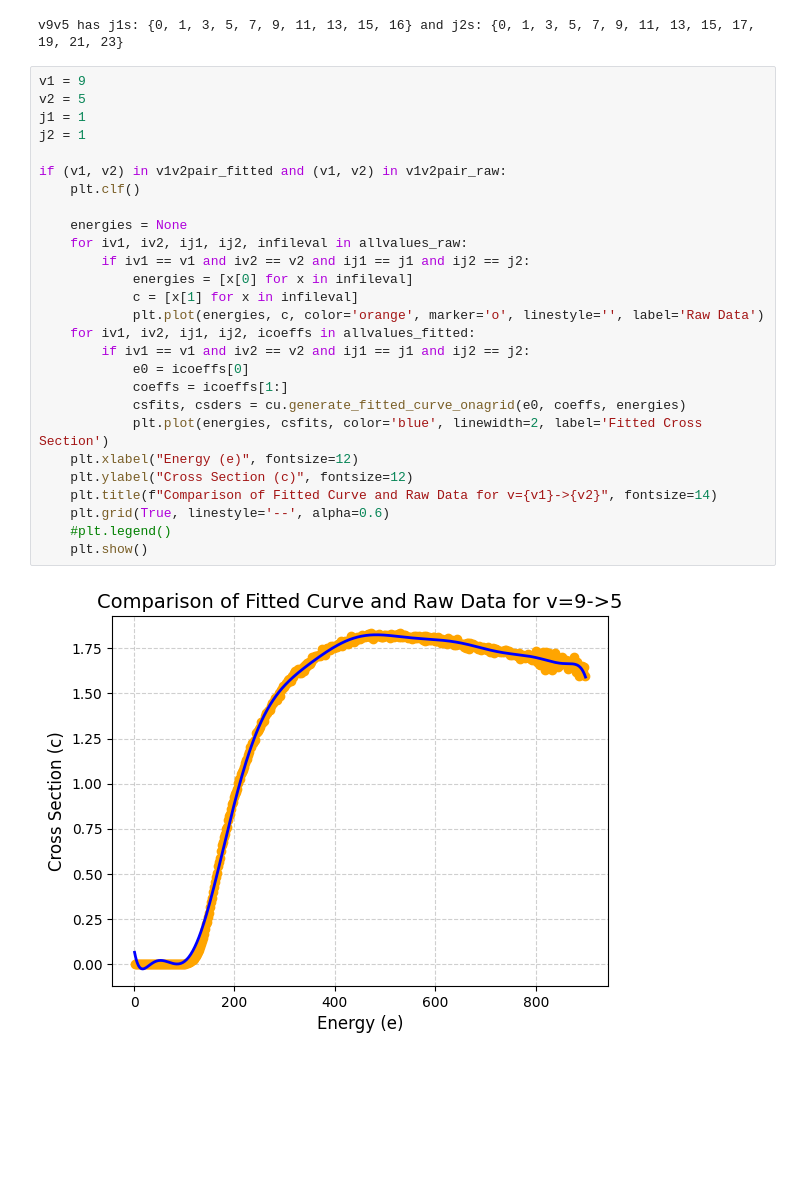
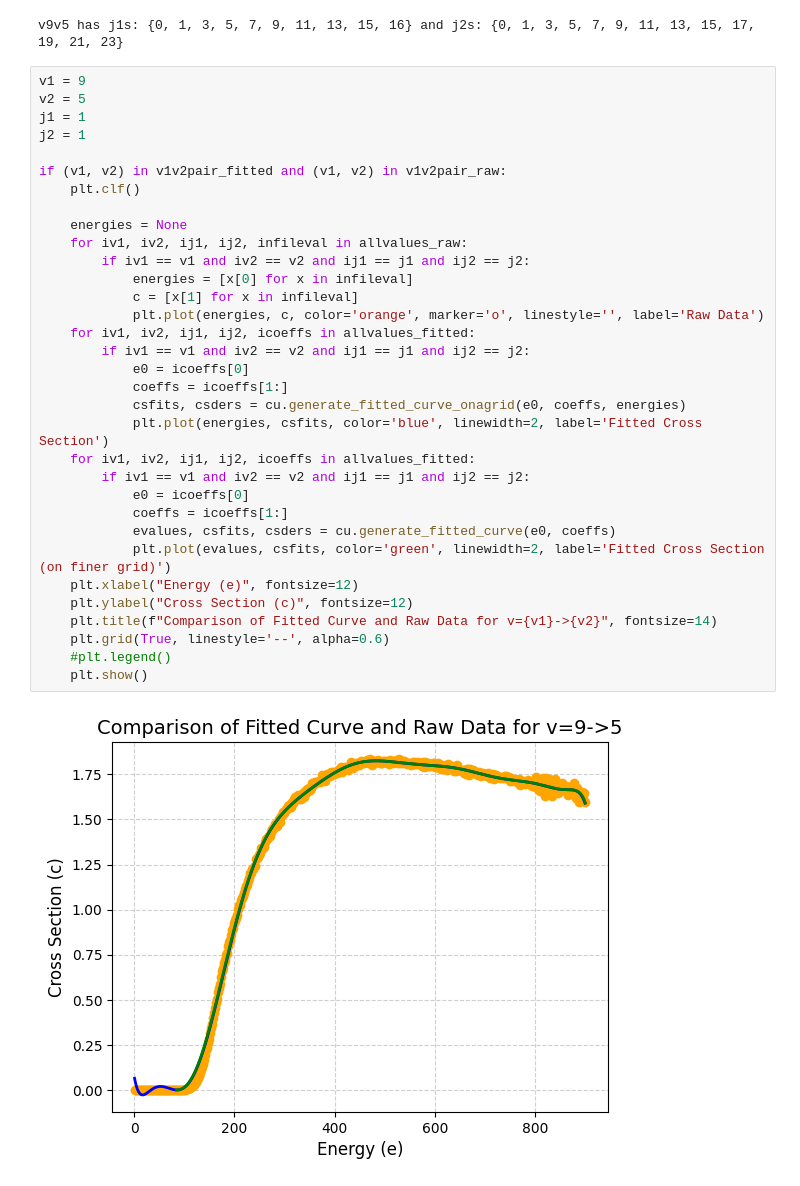
Before and after one commit to lstorchi/MultiFitter, a Jupyter notebook: initialtest.ipynb, the cells around one changed output. Drawn from its saved outputs; the diff is of its cells as text; blank space fills up the shorter version.

```diff
--- a/initialtest.ipynb
+++ b/initialtest.ipynb
@@ -197,29 +197,35 @@ v9v5 has j1s: {0, 1, 3, 5, 7, 9, 11, 13, 15, 16} and j2s: {0, 1, 3, 5, 7, 9, 11,
 # %%
 v1 = 9
 v2 = 5
 j1 = 1
 j2 = 1
 
 if (v1, v2) in v1v2pair_fitted and (v1, v2) in v1v2pair_raw:
     plt.clf()
 
     energies = None
     for iv1, iv2, ij1, ij2, infileval in allvalues_raw:
         if iv1 == v1 and iv2 == v2 and ij1 == j1 and ij2 == j2:
             energies = [x[0] for x in infileval]
             c = [x[1] for x in infileval]
             plt.plot(energies, c, color='orange', marker='o', linestyle='', label='Raw Data')
     for iv1, iv2, ij1, ij2, icoeffs in allvalues_fitted:
         if iv1 == v1 and iv2 == v2 and ij1 == j1 and ij2 == j2:
             e0 = icoeffs[0]
             coeffs = icoeffs[1:]
             csfits, csders = cu.generate_fitted_curve_onagrid(e0, coeffs, energies)
             plt.plot(energies, csfits, color='blue', linewidth=2, label='Fitted Cross Section')
+    for iv1, iv2, ij1, ij2, icoeffs in allvalues_fitted:
+        if iv1 == v1 and iv2 == v2 and ij1 == j1 and ij2 == j2:
+            e0 = icoeffs[0]
+            coeffs = icoeffs[1:]
+            evalues, csfits, csders = cu.generate_fitted_curve(e0, coeffs)
+            plt.plot(evalues, csfits, color='green', linewidth=2, label='Fitted Cross Section (on finer grid)')
     plt.xlabel("Energy (e)", fontsize=12)
     plt.ylabel("Cross Section (c)", fontsize=12)
     plt.title(f"Comparison of Fitted Curve and Raw Data for v={v1}->{v2}", fontsize=14)
     plt.grid(True, linestyle='--', alpha=0.6)
     #plt.legend()
     plt.show()
 # %% [output]
-[figure, old version]
+[figure, new version]
```
Also changed, not shown: 3 other files.
